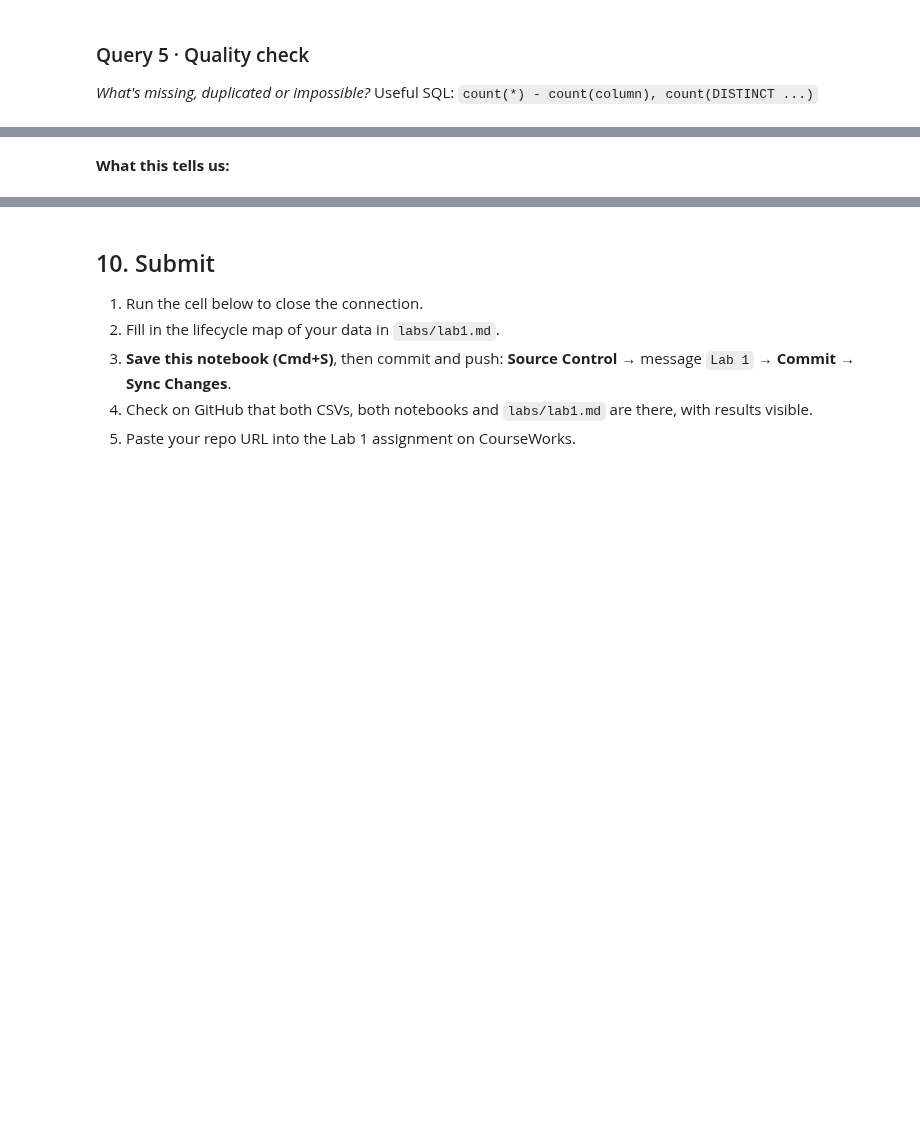
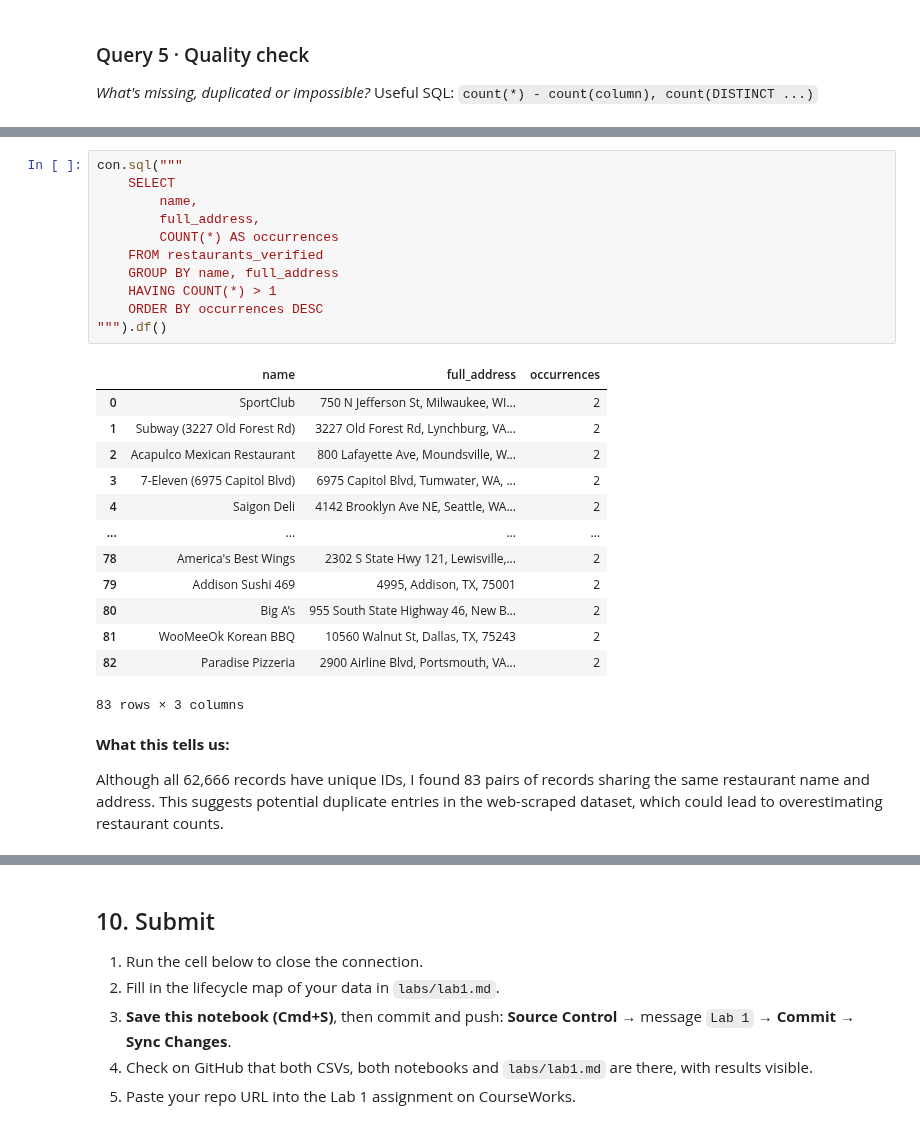
Before and after one commit to qy2345-boop/data-infra-project, a Jupyter notebook: notebooks/lab1_home_your_data.ipynb, the cells around one changed output, grey strips where cells are left out. Saved outputs shown, nothing was run; the diff lists cells and outputs as text; blank space fills up the shorter version.

```diff
--- a/notebooks/lab1_home_your_data.ipynb
+++ b/notebooks/lab1_home_your_data.ipynb
@@ -184,5 +843,33 @@ con.sql("""
+# %%
+con.sql("""
+    SELECT
+        name,
+        full_address,
+        COUNT(*) AS occurrences
+    FROM restaurants_verified
+    GROUP BY name, full_address
+    HAVING COUNT(*) > 1
+    ORDER BY occurrences DESC
+""").df()
+# %% [output]
+|  | name | full_address | occurrences |
+| 0 | SportClub | 750 N Jefferson St, Milwaukee, WI... | 2 |
+| 1 | Subway (3227 Old Forest Rd) | 3227 Old Forest Rd, Lynchburg, VA... | 2 |
+| 2 | Acapulco Mexican Restaurant | 800 Lafayette Ave, Moundsville, W... | 2 |
+| 3 | 7-Eleven (6975 Capitol Blvd) | 6975 Capitol Blvd, Tumwater, WA, ... | 2 |
+| 4 | Saigon Deli | 4142 Brooklyn Ave NE, Seattle, WA... | 2 |
+| ... | ... | ... | ... |
+| 78 | America's Best Wings | 2302 S State Hwy 121, Lewisville,... | 2 |
+| 79 | Addison Sushi 469 | 4995, Addison, TX, 75001 | 2 |
+| 80 | Big A’s | 955 South State Highway 46, New B... | 2 |
+| 81 | WooMeeOk Korean BBQ | 10560 Walnut St, Dallas, TX, 75243 | 2 |
+| 82 | Paradise Pizzeria | 2900 Airline Blvd, Portsmouth, VA... | 2 |
+83 rows × 3 columns
 # %% [markdown]
 **What this tells us:**
+
+
+Although all 62,666 records have unique IDs, I found 83 pairs of records sharing the same restaurant name and address. This suggests potential duplicate entries in the web-scraped dataset, which could lead to overestimating restaurant counts.
 # %% [markdown]
 ## 8. Three observations
 
```
Also changed, not shown: parts of 55 cells of this notebook, 5 other files.
